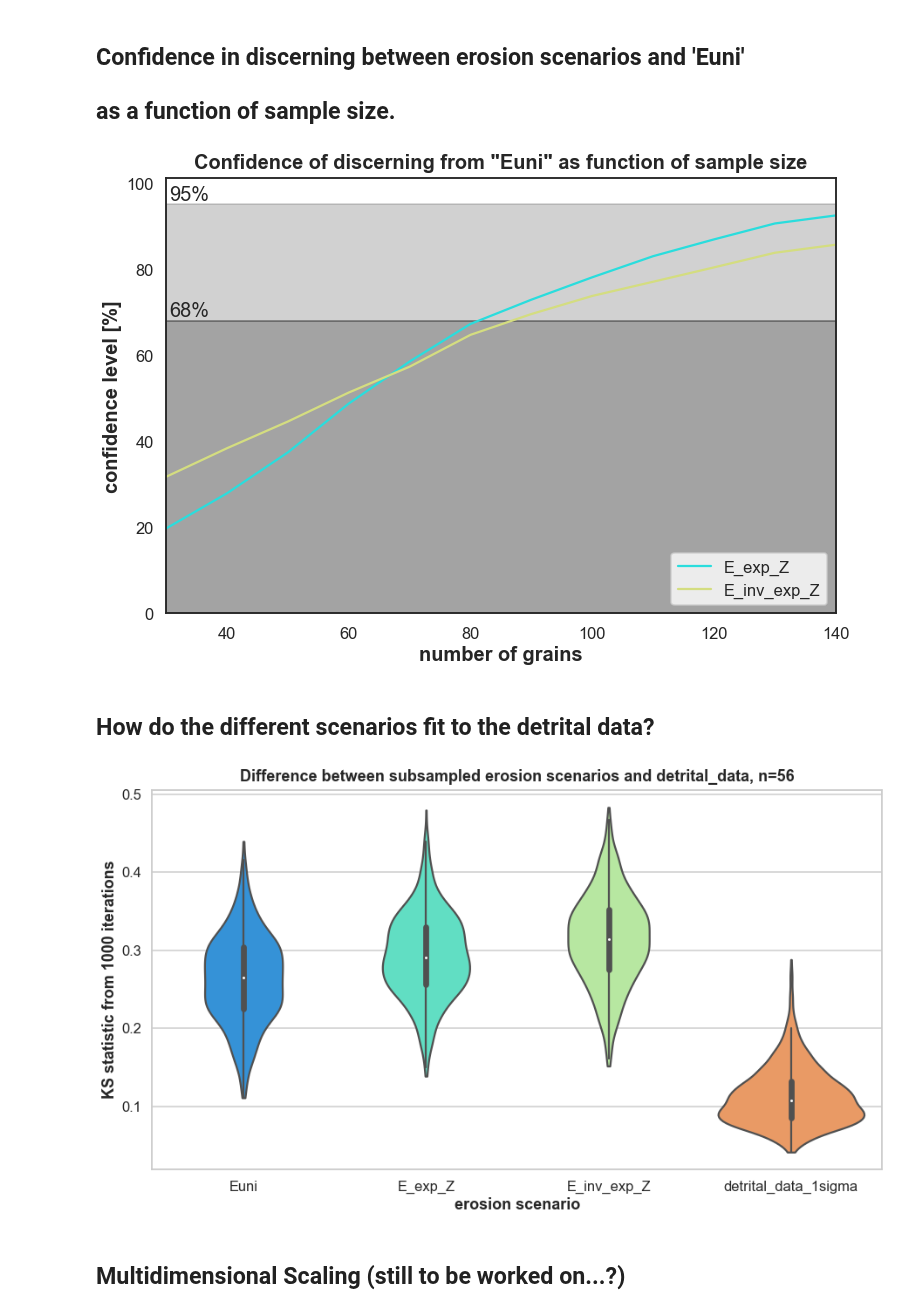
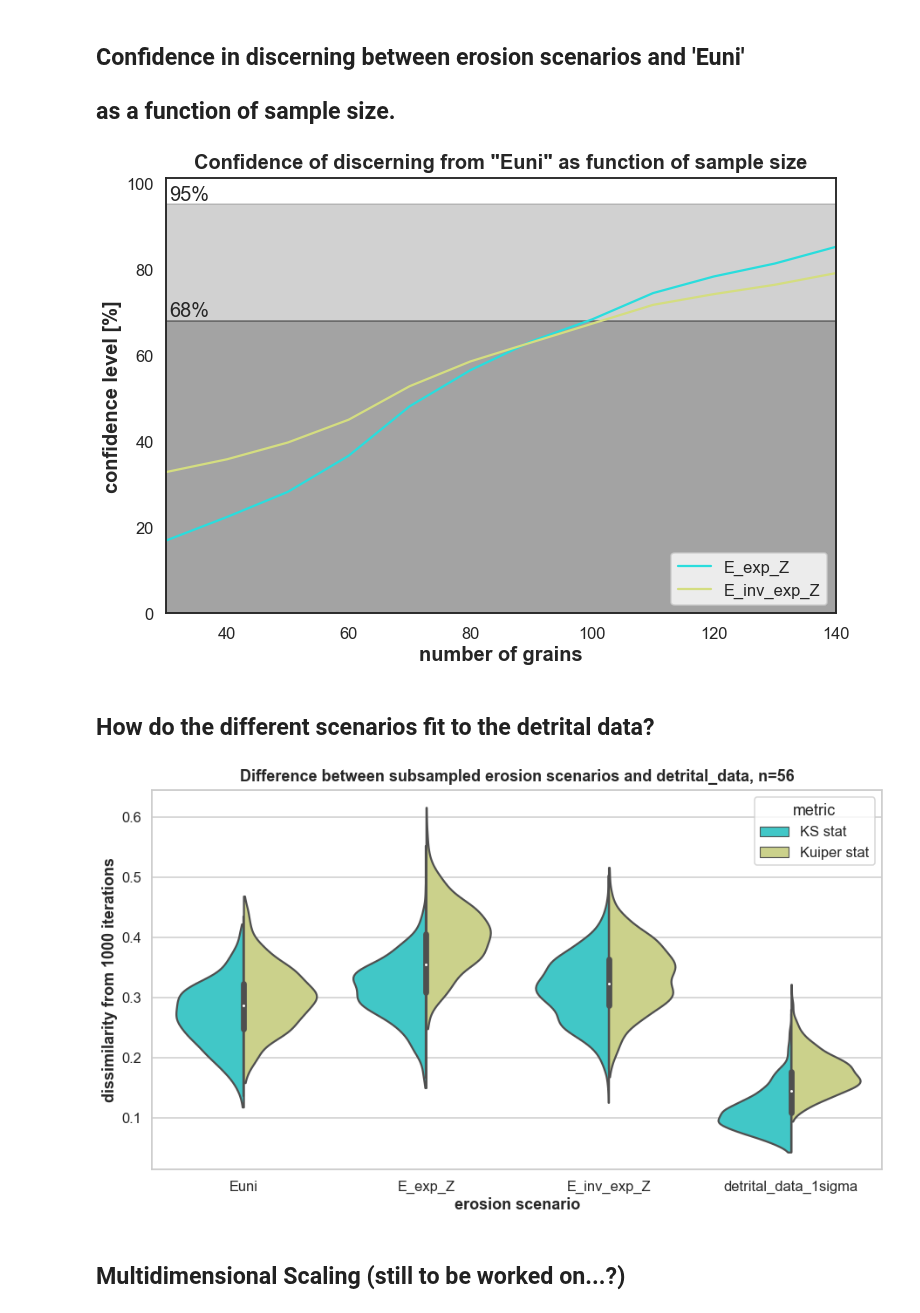
Before and after one commit to toddehlers/ESD_thermotrace, a Jupyter notebook: ESD_thermotrace_UP2DATE.ipynb, the cells around one changed output. Drawn from its saved outputs; the diff is of its cells as text; code cells hidden in the pictures.

Commit message:
added Kuiper statistic

```diff
--- a/ESD_thermotrace_UP2DATE.ipynb
+++ b/ESD_thermotrace_UP2DATE.ipynb
@@ -53,7 +53,7 @@ example_scenarios = True
 # watershed shapefile filename with .shp extension
 # the input folder should also contain a .shx file with the same name,
 # this is usually created during shapefile export from GIS software
-ws_filename = 'ws_lc.shp'
+ws_filename = 'ws_lc_noLC.shp'
 
 # Input bedrock ages filenames, with .xlsx extension
 # This should be a table with the following header:
@@ -65,7 +65,7 @@ bedrock_ages_filename = 'bedrock_data_clean.xlsx'
 detrital_ages_filenames = ['detrital_data.xlsx']
 
 # Input target resolution of the interpolated surface [meters]
-res = 500
+res = 250
 
 # How do you want to name the output folder for this simulation?
 # files will be overwritten in case this folder already exists
@@ -672,7 +672,7 @@ for scen in scen_labels:
 plot_confidence(prob_dict=probs, all_k=all_k, ref_scen=ref_scen,
                 saveas=opf+'/scenarios_confidence_sample_size.pdf',num_of_colors=len(dists))
 # %% [output]
-[figure, old version]
+[figure, new version]
 # %% [markdown]
 ## How do the different scenarios fit to the detrital data?
 # %%
@@ -687,39 +687,45 @@ iter_results = OrderedDict()
 for key,i in dd.items():
     pops.pop(key, None) # remove errorless detrital populations (still to be found as dd['_label_'].age)
 
 # make a detrital population that takes analytical uncertainty into account and see how it compares to scenarios
 pops_1sigma = OrderedDict()
 for key,i in dd.items():
     # allocate dataframe to store all iteration results
-    iter_results[key+'_1sigma'] = pd.DataFrame(columns=['divergence','scenario'])
+    iter_results[key+'_1sigma'] = pd.DataFrame(columns=['divergence','metric','scenario'])
     KS_list = [] # empty list to receive KS statistic of each iteration
+    Kui_list = [] # empty list to receive Kuiper statistic of each iteration
     scenario_list = [] # empty list to receive scenario name of each iteration
     pop_1sigma = np.array([]) # allocate empty array of population
     for j in i.index:
         # for each detrital age, draw 100 normally distributed ages based on analytical error and store them
         pop_1sigma = np.append(pop_1sigma,np.random.normal(i.loc[j].age,i.loc[j].age_u,100))
-
     # store population in dictionary
     pops_1sigma[key+'_1sigma'] = pop_1sigma
 
     # iterate through erosion scenarios
     for label,pop in pops.items():
         KS_list = KS_list + [get_KS(np.random.choice(pop,len(i)),dists[key]) for element in np.arange(k_iter)]
+        Kui_list = Kui_list + [get_Kui(np.random.choice(pop,len(i)),dists[key]) for element in np.arange(k_iter)]
         scenario_list = scenario_list + [label for element in np.arange(k_iter)]
 
     # and do the same analysis for the new pop_1sigma
     KS_list = KS_list + [get_KS(np.random.choice(pop_1sigma,len(i)),dists[key]) for element in np.arange(k_iter)]
+    Kui_list = Kui_list + [get_Kui(np.random.choice(pop_1sigma,len(i)),dists[key]) for element in np.arange(k_iter)]
     scenario_list = scenario_list + [key+'_1sigma' for element in np.arange(k_iter)]
 
     # write dataframe
-    iter_results[key+'_1sigma'].divergence = KS_list
-    iter_results[key+'_1sigma'].scenario = scenario_list
+    iter_results[key+'_1sigma'].divergence = KS_list + Kui_list
+    iter_results[key+'_1sigma'].metric = ['KS stat' for element in KS_list]+['Kuiper stat' for element in Kui_list]
+    iter_results[key+'_1sigma'].scenario = scenario_list + scenario_list
+    # make column of div. normalized to mean of each metric
+    KS_arr, Kui_arr = np.array(KS_list), np.array(Kui_list)
+    iter_results[key+'_1sigma']['divergence_norm'] = np.append((KS_arr-KS_arr.mean())/KS_arr.std(), (Kui_arr-Kui_arr.mean())/Kui_arr.std())
 
     # plot violins to compare
-    plot_violins(data=iter_results[key+'_1sigma'], label=key,
+    plot_violins(data=iter_results[key+'_1sigma'], label=key, column='divergence',
                  saveas=opf+'/fit_to_'+key+'_data_violinplot.pdf', k_iter=k_iter, sam_size=len(i))
 # %% [output]
-[figure, old version]
+[figure, new version]
 # %% [markdown]
 ## Multidimensional Scaling (still to be worked on...?)
 # %%
```
Also changed, not shown: parts of 7 cells of this notebook, 19 other files.
